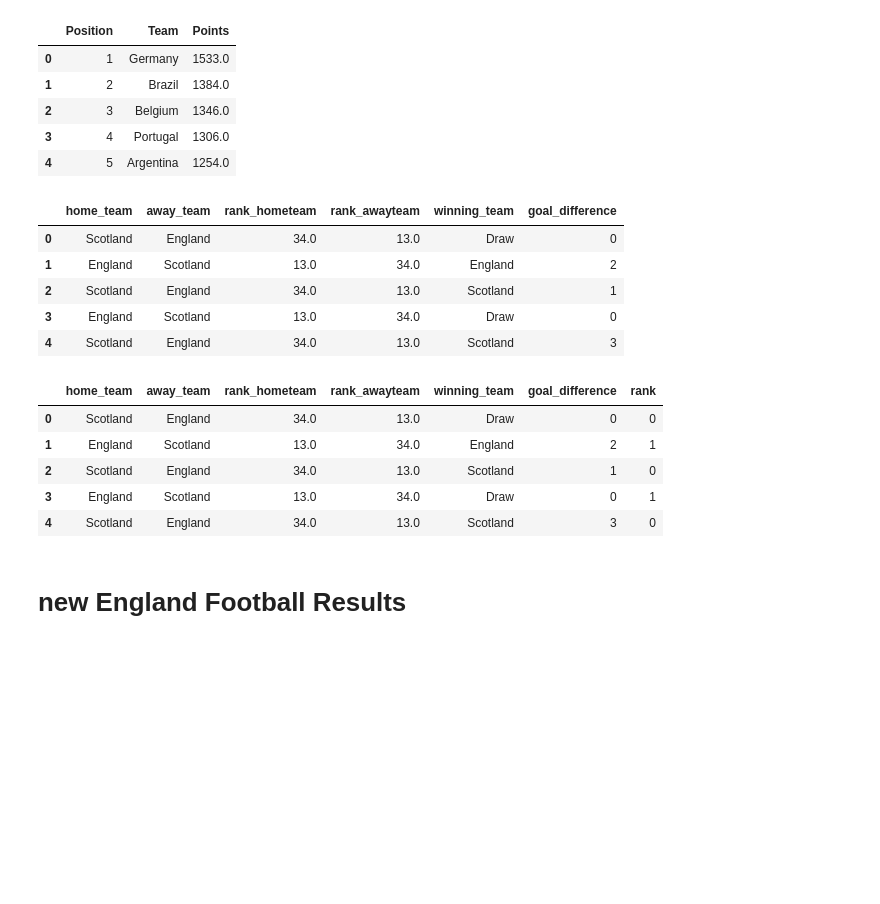
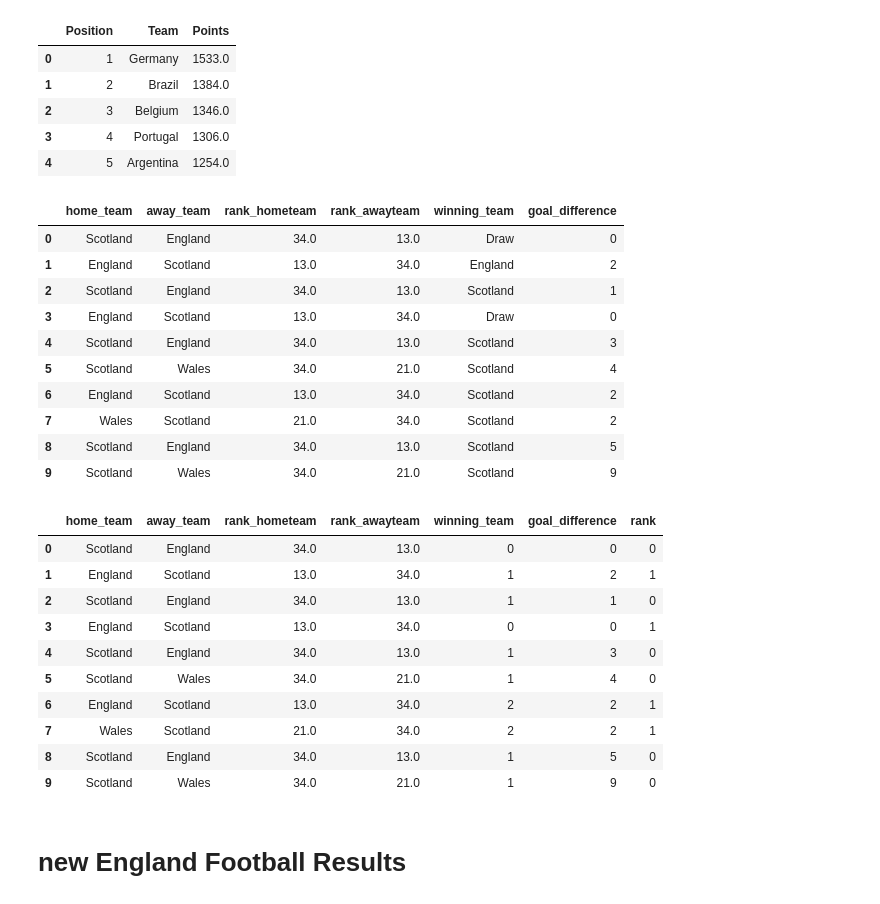
Before and after one commit to Milad-abbaszadeh/DataScienceProject, a Jupyter notebook: Milad_code/new idea.ipynb, the cells around one changed output. Saved outputs shown, nothing was run; the diff lists cells and outputs as text; code cells hidden in the pictures; blank space fills up the shorter version.

```diff
--- a/Milad_code/new idea.ipynb
+++ b/Milad_code/new idea.ipynb
@@ -74,7 +74,7 @@ ranking.head()
 new_result.insert(2, 'rank_hometeam', new_result['home_team'].map(ranking.set_index('Team')['Position']))
 new_result.insert(3, 'rank_awayteam', new_result['away_team'].map(ranking.set_index('Team')['Position']))
 # %%
-new_result.head()
+new_result.head(10)
 # %% [output]
 |  | home_team | away_team | rank_hometeam | rank_awayteam | winning_team | goal_difference |
 | 0 | Scotland | England | 34.0 | 13.0 | Draw | 0 |
@@ -82,18 +82,33 @@ new_result.head()
 | 2 | Scotland | England | 34.0 | 13.0 | Scotland | 1 |
 | 3 | England | Scotland | 13.0 | 34.0 | Draw | 0 |
 | 4 | Scotland | England | 34.0 | 13.0 | Scotland | 3 |
+| 5 | Scotland | Wales | 34.0 | 21.0 | Scotland | 4 |
+| 6 | England | Scotland | 13.0 | 34.0 | Scotland | 2 |
+| 7 | Wales | Scotland | 21.0 | 34.0 | Scotland | 2 |
+| 8 | Scotland | England | 34.0 | 13.0 | Scotland | 5 |
+| 9 | Scotland | Wales | 34.0 | 21.0 | Scotland | 9 |
 # %%
 # rank_hometeam>rank_awayteam -> 0 else 1
 new_result['rank'] = np.where(new_result['rank_hometeam'] > new_result['rank_awayteam'],0,1)
+
+#home_team ->1 / Draw ->0 / away_team->2
+new_result['winning_team'] = np.where(new_result['winning_team'] == new_result['home_team'],1,new_result['winning_team'])
+new_result['winning_team'] = np.where(new_result['winning_team'] == new_result['away_team'],2,new_result['winning_team'])
+new_result['winning_team'] = np.where(new_result['winning_team'] == "Draw",0,new_result['winning_team'] )
 # %%
-new_result.head()
+new_result.head(10)
 # %% [output]
 |  | home_team | away_team | rank_hometeam | rank_awayteam | winning_team | goal_difference | rank |
-| 0 | Scotland | England | 34.0 | 13.0 | Draw | 0 | 0 |
-| 1 | England | Scotland | 13.0 | 34.0 | England | 2 | 1 |
-| 2 | Scotland | England | 34.0 | 13.0 | Scotland | 1 | 0 |
-| 3 | England | Scotland | 13.0 | 34.0 | Draw | 0 | 1 |
-| 4 | Scotland | England | 34.0 | 13.0 | Scotland | 3 | 0 |
+| 0 | Scotland | England | 34.0 | 13.0 | 0 | 0 | 0 |
+| 1 | England | Scotland | 13.0 | 34.0 | 1 | 2 | 1 |
+| 2 | Scotland | England | 34.0 | 13.0 | 1 | 1 | 0 |
+| 3 | England | Scotland | 13.0 | 34.0 | 0 | 0 | 1 |
+| 4 | Scotland | England | 34.0 | 13.0 | 1 | 3 | 0 |
+| 5 | Scotland | Wales | 34.0 | 21.0 | 1 | 4 | 0 |
+| 6 | England | Scotland | 13.0 | 34.0 | 2 | 2 | 1 |
+| 7 | Wales | Scotland | 21.0 | 34.0 | 2 | 2 | 1 |
+| 8 | Scotland | England | 34.0 | 13.0 | 1 | 5 | 0 |
+| 9 | Scotland | Wales | 34.0 | 21.0 | 1 | 9 | 0 |
 # %% [markdown]
 # new England Football Results
 # %%
```
Also changed, not shown: parts of 6 cells of this notebook, 1 other file.
